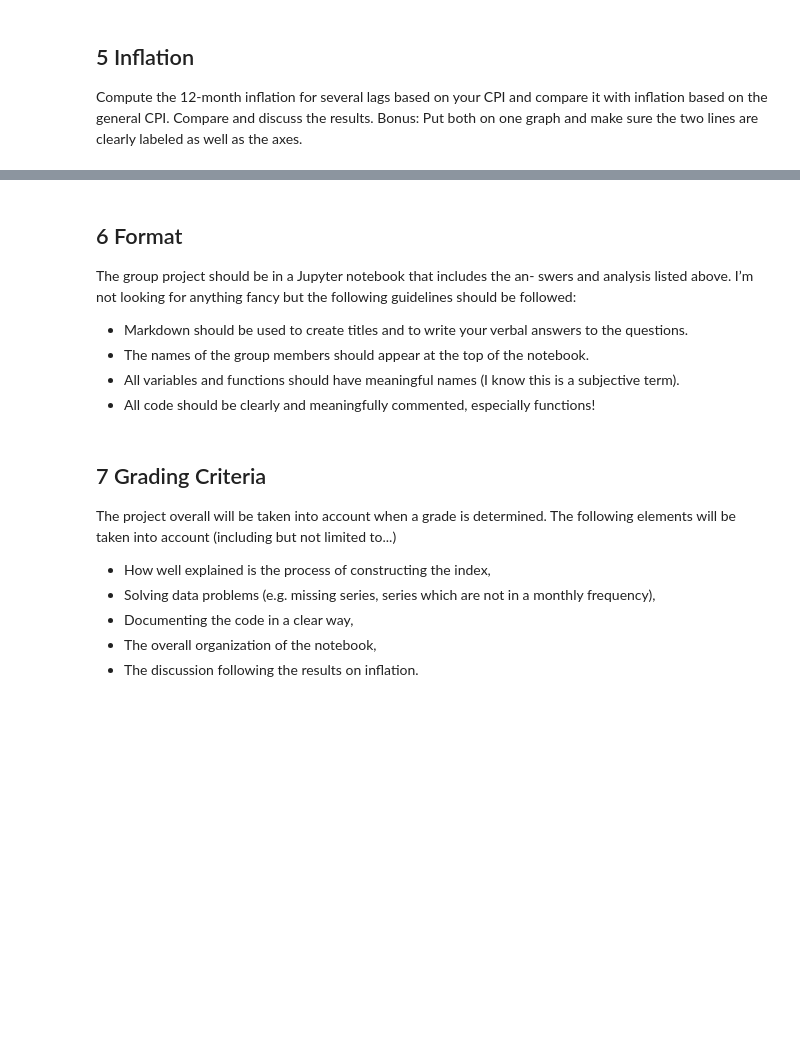
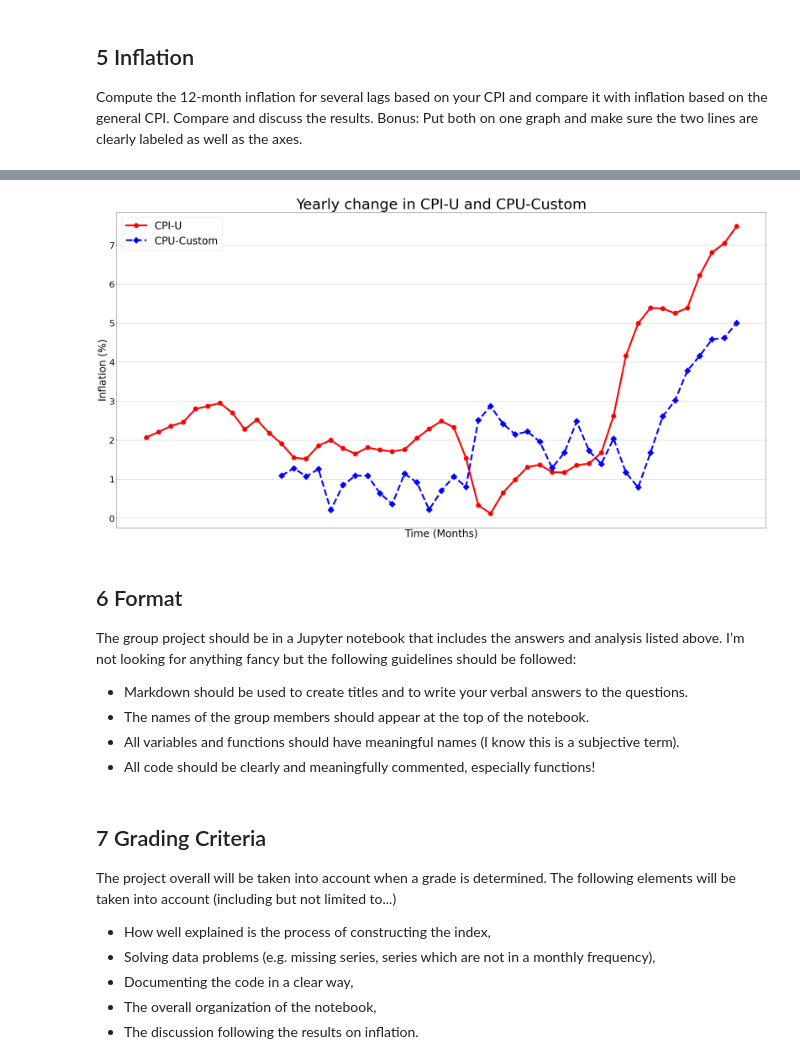
Before and after one commit to mpaertteirn/CPI_Project, a Jupyter notebook: CPI_Project.ipynb, the cells around one changed output, grey strips where cells are left out. Saved outputs shown, nothing was run; the diff lists cells and outputs as text; code cells hidden in the pictures; blank space fills up the shorter version.

```diff
--- a/CPI_Project.ipynb
+++ b/CPI_Project.ipynb
@@ -82,16 +47,21 @@ def multiSeriesV3(varList,myKey):
 # %%
 #This is a code to just make the basket array more easily updatable if needed
+Base_ID = 'CUUR'
 
-Base_ID = 'CUUR'
            #MidAtl  SoAtl   ENC
 Area_ID = ['0120', '0350', '0230']
+Area_Wt = (0.8474, 0.0904, .0622) #Area Weights
+
+Area_df = pd.DataFrame(data= {'ID' : Area_ID, 'Wt' : Area_Wt}) #dataframe for input in CPI function
+Area_df.rename(index={0:'MidAtl', 1:'SoAtl', 2:'ENC'}, inplace=True)
+
            #Meat.     F&V.      Bevs.     Alc.      Apprl. Ed&Com  Rec.   Rent
 Item_ID = ['SAF112', 'SAF113', 'SAF114', 'SAF116', 'SAA', 'SAEC', 'SAR', 'SEHA']
+Item_Wt = (0.20    , 0.20    , 0.15   , 0.10     , 0.10 , 0.04  , 0.01 , 0.20) #Item Weights
+Item_df = pd.DataFrame(data= {'ID' : Item_ID, 'Wt' : Item_Wt}) #dataframe for input in CPI function
 
-basket = ['CUUR0000SA0'] #General CPI ID in vector, which we add other IDs
 
-for i in Area_ID:
-    for j in Item_ID:
+basket = ['CUUR0000SA0'] #General CPI ID in last, which we add other series IDs to
+for i in Area_df['ID']:
+    for j in Item_df['ID']:
         basket.append(Base_ID+i+j)
-
-basket
@@ -161,0 +120,2 @@ Make an API call to download the data for the basket you created. I ask that you
+# %%
+data = multiSeriesV4(basket,key)
@@ -164,0 +193,5 @@ Compute your version of the CPI based on the weights in 2.3.
+# %%
+#pd.set_option('display.max_rows', None)
+#pd.set_option('display.max_columns', None)
+data2 = CPI(data,basket, Area_df, Item_df)
+data2
@@ -168,0 +247,4 @@ Bonus: Put both on one graph and make sure the two lines are clearly labeled as
+# %%
+#pd.set_option('display.max_rows', None)
+data3 = inflation(data2)
+data3
@@ -169,6 +265,25 @@ Bonus: Put both on one graph and make sure the two lines are clearly labeled as
+# %%
+CPI_U = list(data3['CUUR0000SA0'])
+CPI_C = list(data3['New_CPI'])
+CPI_U.reverse()
+CPI_C.reverse()
+plt.figure(figsize=(40,20))
+plt.plot(data3['t'], CPI_U, color='red', marker='o', markersize=16,  linestyle='-', linewidth=6, label = 'CPI-U')
+plt.plot(data3['t'], CPI_C, color='blue', marker='D', markersize=16, linestyle='--', linewidth=6, label = 'CPU-Custom')
+ax = plt.gca()
+ax.axes.xaxis.set_ticks([])
+plt.grid(True)
+plt.yticks(fontsize=30)
+plt.title("Yearly change in CPI-U and CPU-Custom", fontsize=50)
+plt.xlabel("Time (Months)", fontsize=35)
+plt.ylabel("Inflation (%)", fontsize=35)
+plt.legend(loc=2, prop={'size': 35})
+plt.show()
+# %% [output]
+[figure, added]
 # %% [markdown]
 ## 6 Format
-The group project should be in a Jupyter notebook that includes the an- swers and analysis listed above. I’m not looking for anything fancy but the following guidelines should be followed:
+The group project should be in a Jupyter notebook that includes the answers and analysis listed above. I’m not looking for anything fancy but the following guidelines should be followed:
 - Markdown should be used to create titles and to write your verbal answers to the questions.
 - The names of the group members should appear at the top of the notebook.
 - All variables and functions should have meaningful names (I know this is a subjective term).
```
Also changed, not shown: parts of 11 cells of this notebook.
